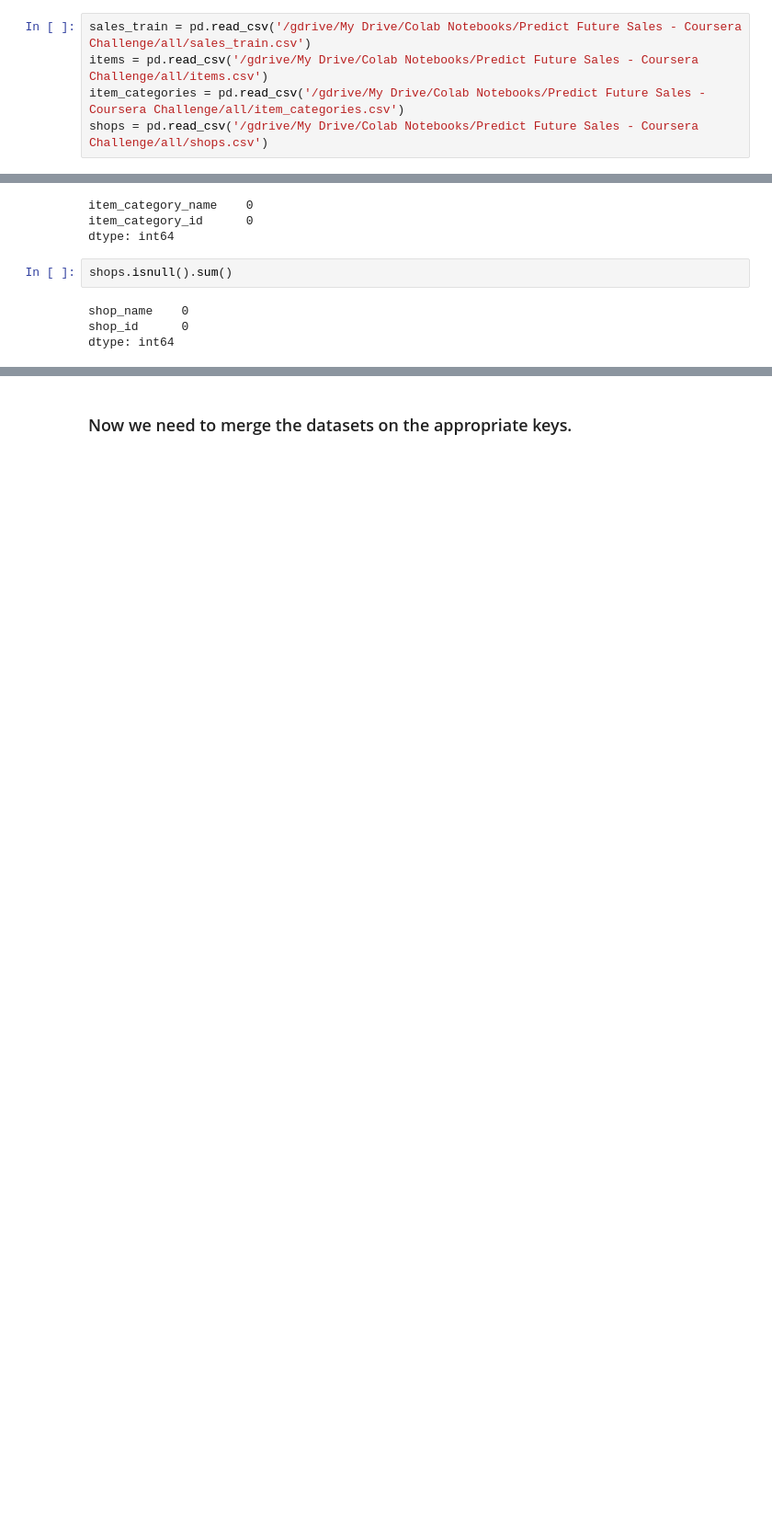
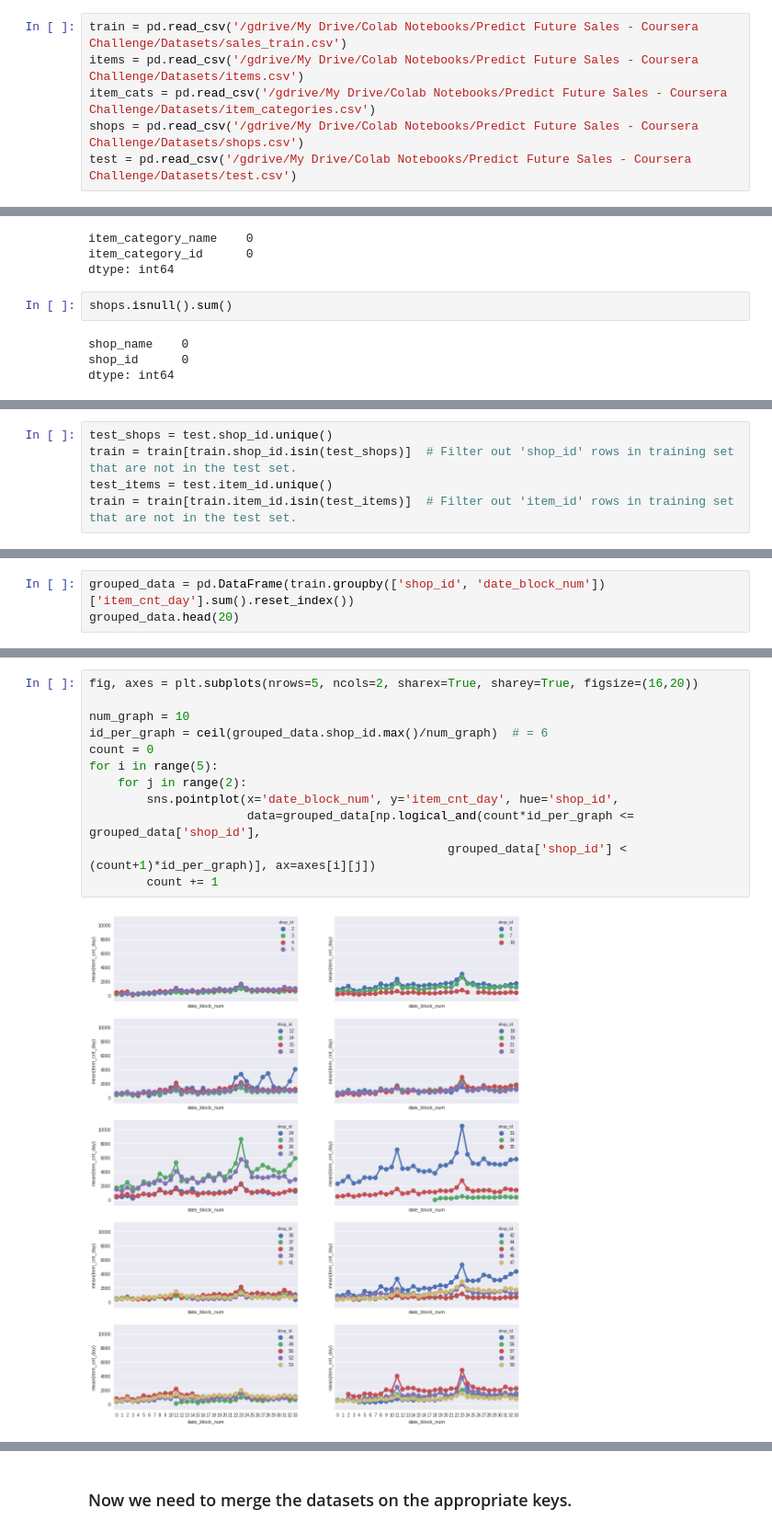
Before and after one commit to ROARMarketingConcepts/Data-Analysis-Projects, a Jupyter notebook: Predict_Future_Sales_Coursera_Challenge.ipynb, the cells around one changed output, grey strips where cells are left out. Shown at 92% size. Drawn from its saved outputs; the diff is of its cells as text; blank space fills up the shorter version.

```diff
--- a/Predict_Future_Sales_Coursera_Challenge.ipynb
+++ b/Predict_Future_Sales_Coursera_Challenge.ipynb
@@ -59,10 +63,11 @@ Requirement already satisfied, skipping upgrade: six>=1.9.0 in /usr/local/lib/py
 # %% [markdown]
 ### Load the datasets..
 # %%
-sales_train = pd.read_csv('/gdrive/My Drive/Colab Notebooks/Predict Future Sales - Coursera Challenge/all/sales_train.csv')
-items = pd.read_csv('/gdrive/My Drive/Colab Notebooks/Predict Future Sales - Coursera Challenge/all/items.csv')
-item_categories = pd.read_csv('/gdrive/My Drive/Colab Notebooks/Predict Future Sales - Coursera Challenge/all/item_categories.csv')
-shops = pd.read_csv('/gdrive/My Drive/Colab Notebooks/Predict Future Sales - Coursera Challenge/all/shops.csv')
+train = pd.read_csv('/gdrive/My Drive/Colab Notebooks/Predict Future Sales - Coursera Challenge/Datasets/sales_train.csv')
+items = pd.read_csv('/gdrive/My Drive/Colab Notebooks/Predict Future Sales - Coursera Challenge/Datasets/items.csv')
+item_cats = pd.read_csv('/gdrive/My Drive/Colab Notebooks/Predict Future Sales - Coursera Challenge/Datasets/item_categories.csv')
+shops = pd.read_csv('/gdrive/My Drive/Colab Notebooks/Predict Future Sales - Coursera Challenge/Datasets/shops.csv')
+test = pd.read_csv('/gdrive/My Drive/Colab Notebooks/Predict Future Sales - Coursera Challenge/Datasets/test.csv')
 # %% [markdown]
 ### Let's look at some properties of the datasets...
 # %%
@@ -179,0 +214,5 @@ dtype: int64
+# %%
+test_shops = test.shop_id.unique()
+train = train[train.shop_id.isin(test_shops)]  # Filter out 'shop_id' rows in training set that are not in the test set.
+test_items = test.item_id.unique()
+train = train[train.item_id.isin(test_items)]  # Filter out 'item_id' rows in training set that are not in the test set.
@@ -179,0 +226,3 @@ dtype: int64
+# %%
+grouped_data = pd.DataFrame(train.groupby(['shop_id', 'date_block_num'])['item_cnt_day'].sum().reset_index())
+grouped_data.head(20)
@@ -179,0 +253,14 @@ dtype: int64
+# %%
+fig, axes = plt.subplots(nrows=5, ncols=2, sharex=True, sharey=True, figsize=(16,20))
+
+num_graph = 10
+id_per_graph = ceil(grouped_data.shop_id.max()/num_graph)  # = 6
+count = 0
+for i in range(5):
+    for j in range(2):
+        sns.pointplot(x='date_block_num', y='item_cnt_day', hue='shop_id',
+                      data=grouped_data[np.logical_and(count*id_per_graph <= grouped_data['shop_id'],
+                                                  grouped_data['shop_id'] < (count+1)*id_per_graph)], ax=axes[i][j])
+        count += 1
+# %% [output]
+[figure, added]
```
Also changed, not shown: parts of 78 cells of this notebook.
